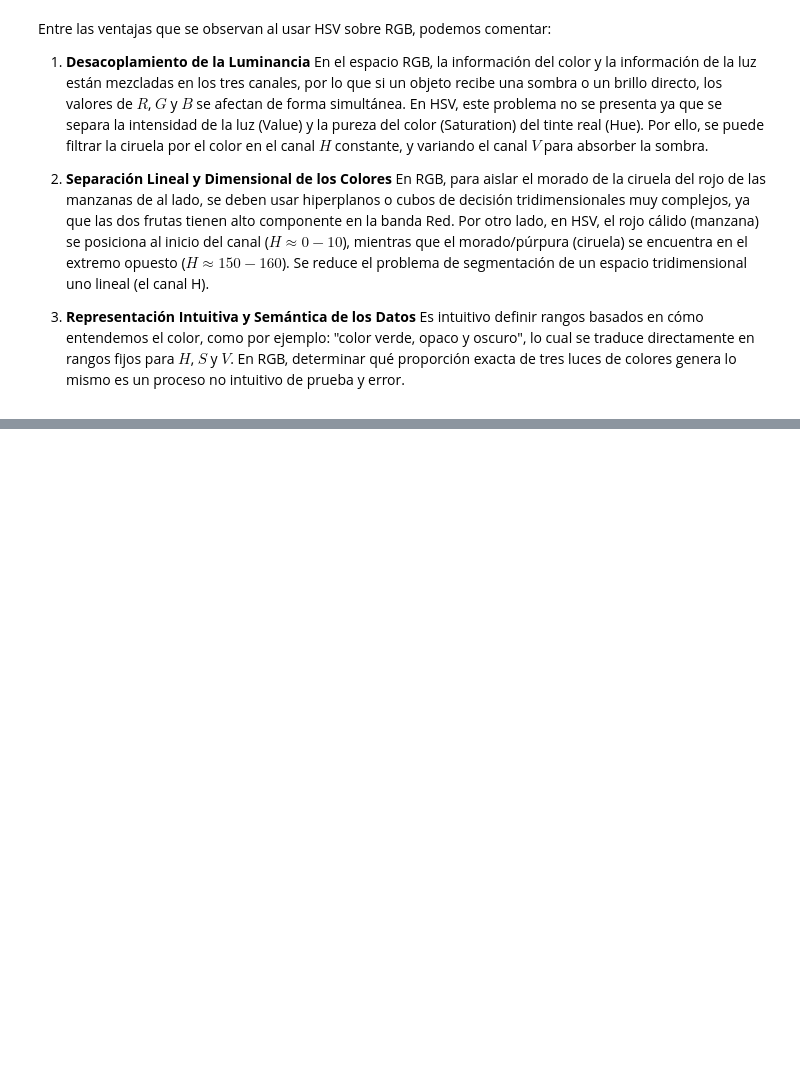
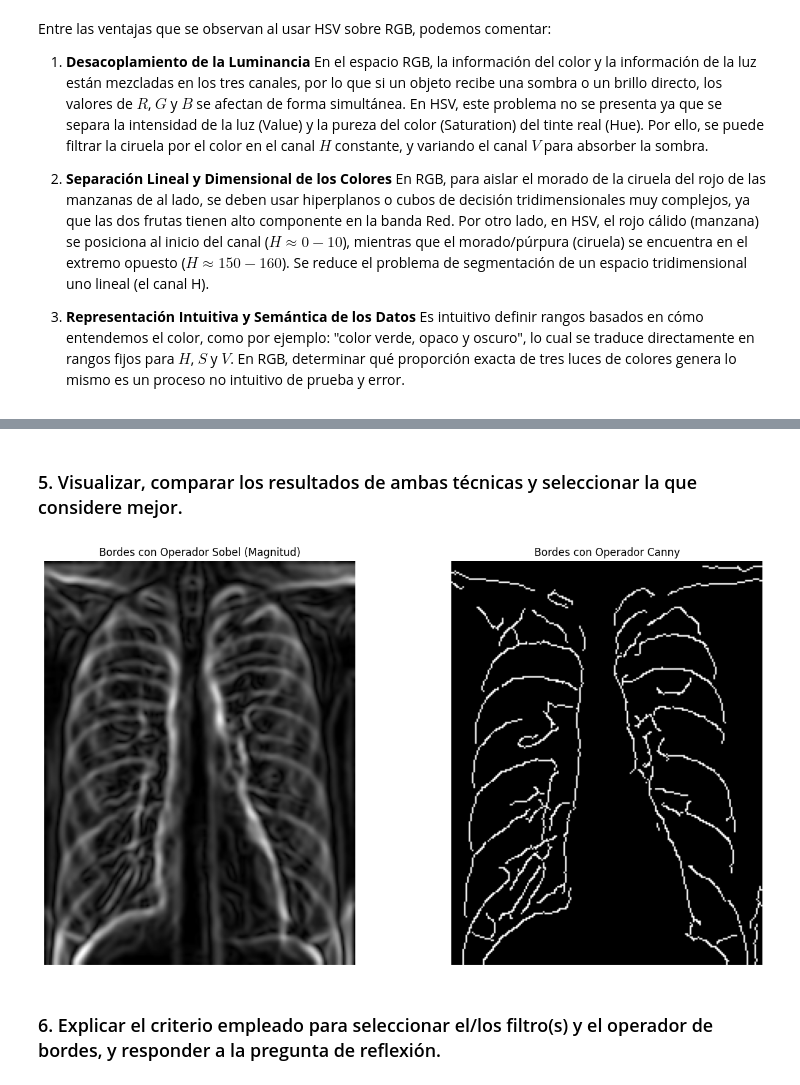
Before and after one commit to josenomberto/UTEC-CDIAV3-MCD8012, a Jupyter notebook: laboratorio_calificado_1.ipynb, the cells around one changed output, grey strips where cells are left out. Drawn from its saved outputs; the diff is of its cells as text; code cells hidden in the pictures; blank space fills up the shorter version.

```diff
--- a/laboratorio_calificado_1.ipynb
+++ b/laboratorio_calificado_1.ipynb
@@ -123,0 +174,40 @@ Entre las ventajas que se observan al usar HSV sobre RGB, podemos comentar:
+# %%
+#### OPERADOR SOBEL
+# Calculo de gradientes horizontales (Dx) y verticales (Dy)
+sobel_ksize = 7
+sobel_x = cv2.Sobel(img_blurred, cv2.CV_64F, 1, 0, ksize=sobel_ksize)
+sobel_y = cv2.Sobel(img_blurred, cv2.CV_64F, 0, 1, ksize=sobel_ksize)
+
+# Calculo de la magnitud del gradiente: sqrt(Dx^2 + Dy^2)
+sobel_magnitude = np.sqrt(sobel_x**2 + sobel_y**2)
+# Normalización a rango 0-255
+sobel_normalized = np.uint8(np.absolute(sobel_magnitude) * 255 / np.max(sobel_magnitude))
+
+
+#### OPERADOR CANNY
+
+# Umbral inferior: 30, Umbral superior: 90
+bordes_canny = cv2.Canny(img_blurred, 30, 90)
+# %% [markdown]
+### 5. Visualizar, comparar los resultados de ambas técnicas y seleccionar la que considere mejor.
+# %%
+# Visuzalizar y comparar resultados
+
+fig, ax = plt.subplots(1, 2, figsize=(14, 7))
+
+# Izquierda: Magnitud de Sobel
+ax[0].imshow(sobel_normalized, cmap='gray')
+ax[0].set_title('Bordes con Operador Sobel (Magnitud)')
+ax[0].axis('off')
+
+# Derecha: Bordes delgados de Canny
+ax[1].imshow(bordes_canny, cmap='gray')
+ax[1].set_title('Bordes con Operador Canny')
+ax[1].axis('off')
+
+plt.tight_layout()
+plt.show()
+# %% [output]
+[figure, added]
+# %% [markdown]
+### 6. Explicar el criterio empleado para seleccionar el/los filtro(s) y el operador de bordes, y responder a la pregunta de reflexión.
```
Also changed, not shown: parts of 20 cells of this notebook.
